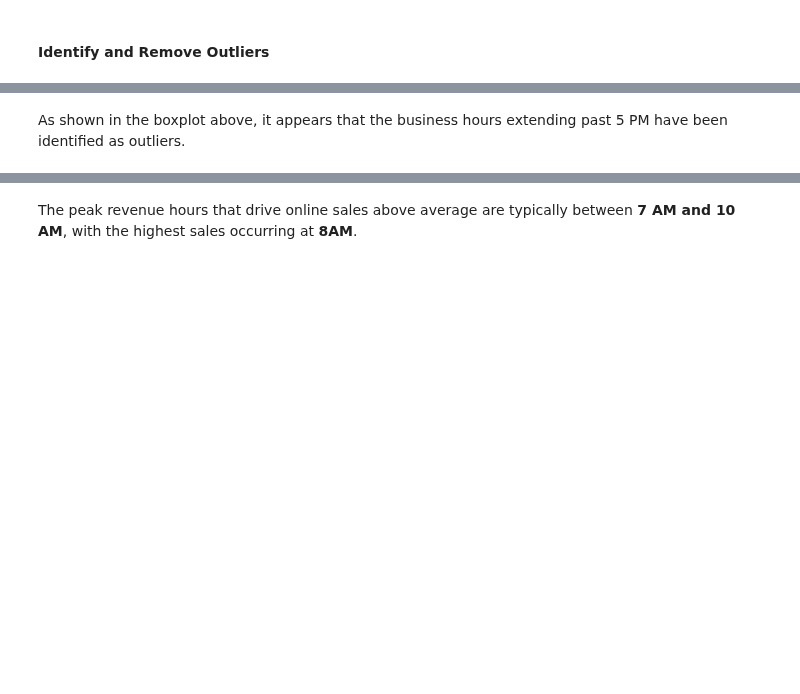
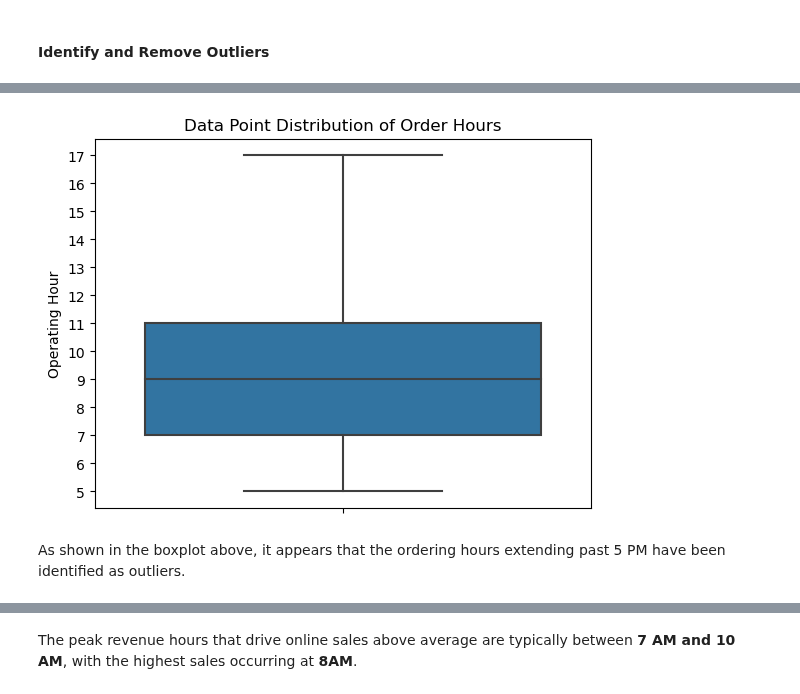
Before and after one commit to HanL1223/JR_Recommender, a Jupyter notebook: projects/cafe-analytics/Descriptive_Analysis_MX.ipynb, the cells around one changed output, grey strips where cells are left out. Drawn from its saved outputs; the diff is of its cells as text; code cells hidden in the pictures; blank space fills up the shorter version.

```diff
--- a/projects/cafe-analytics/Descriptive_Analysis_MX.ipynb
+++ b/projects/cafe-analytics/Descriptive_Analysis_MX.ipynb
@@ -255,22 +285,25 @@ According to the frequency plot above, the operating hours in most days are betw
 # %%
-# Draw a boxplot to identify outliers
+# Draw a boxplot to identify outliers of order hours
 fig, ax = plt.subplots()
 sns.boxplot(
     y=total_revenue_per_hour['order_hour'],
     whis=1.5,    # Set the whiskers to extend up to 1.5 times the interquartile range (IQR)
     ax=ax,
 )
+plt.title("Data Point Distribution of Order Hours")
 plt.ylabel('Operating Hour')
 plt.yticks(
     range(
         total_revenue_per_hour['order_hour'].min(),
         total_revenue_per_hour['order_hour'].max() + 1,
         1,
     )
 )
 plt.show()
+# %% [output]
+[figure, added]
 # %% [markdown]
-As shown in the boxplot above, it appears that the business hours extending past 5 PM have been identified as outliers.
+As shown in the boxplot above, it appears that the ordering hours extending past 5 PM have been identified as outliers.
 # %%
 # Calculate the 1st quartile
 Q1 = total_revenue_per_hour['order_hour'].quantile(0.25)
```
Also changed, not shown: parts of 58 cells of this notebook.
